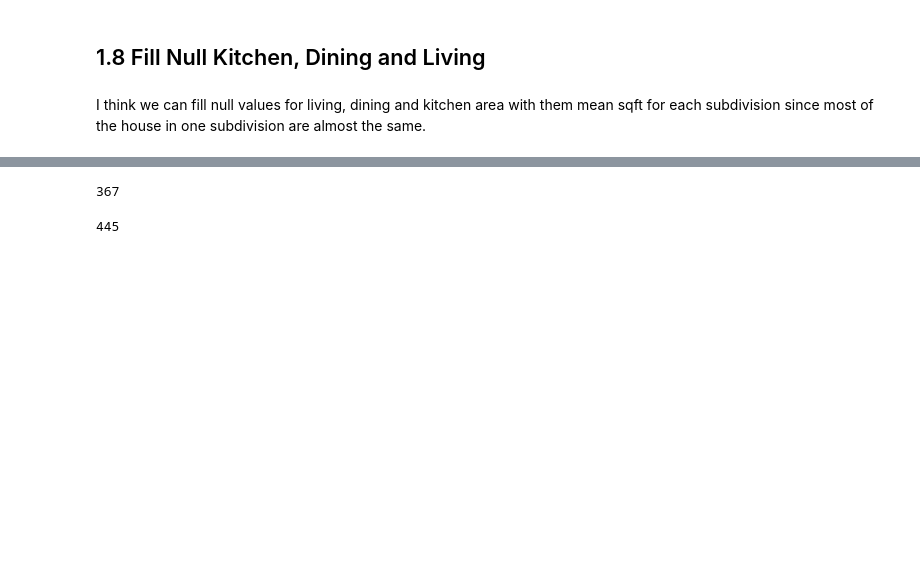
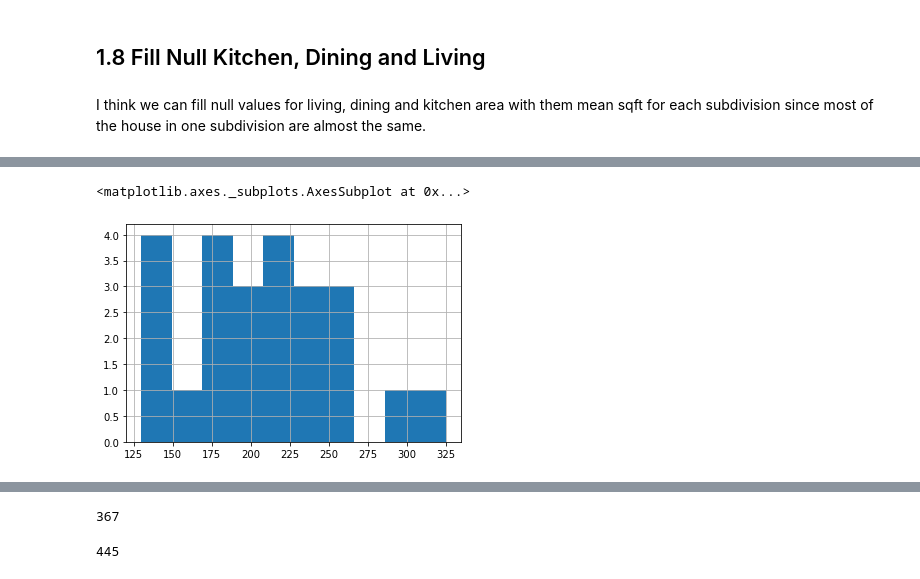
Before and after one commit to AllenAnsari/Prediction-House-Price-Using-Image-Processing, a Jupyter notebook: notebooks/Data Wrangling.ipynb, the cells around one changed output, grey strips where cells are left out. Cells and saved outputs as stored; diff of their text form; code cells hidden in the pictures; blank space fills up the shorter version.

```diff
--- a/notebooks/Data Wrangling.ipynb
+++ b/notebooks/Data Wrangling.ipynb
@@ -1064,0 +1076,5 @@ I think we can fill null values for living, dining and kitchen area with them me
+# %%
+SubGrouped.DiningSqft.get_group('Afton Oaks').hist(bins=10)
+# %% [output]
+<matplotlib.axes._subplots.AxesSubplot at 0x...>
+[figure, added]
```
Also changed, not shown: parts of 13 cells of this notebook.
